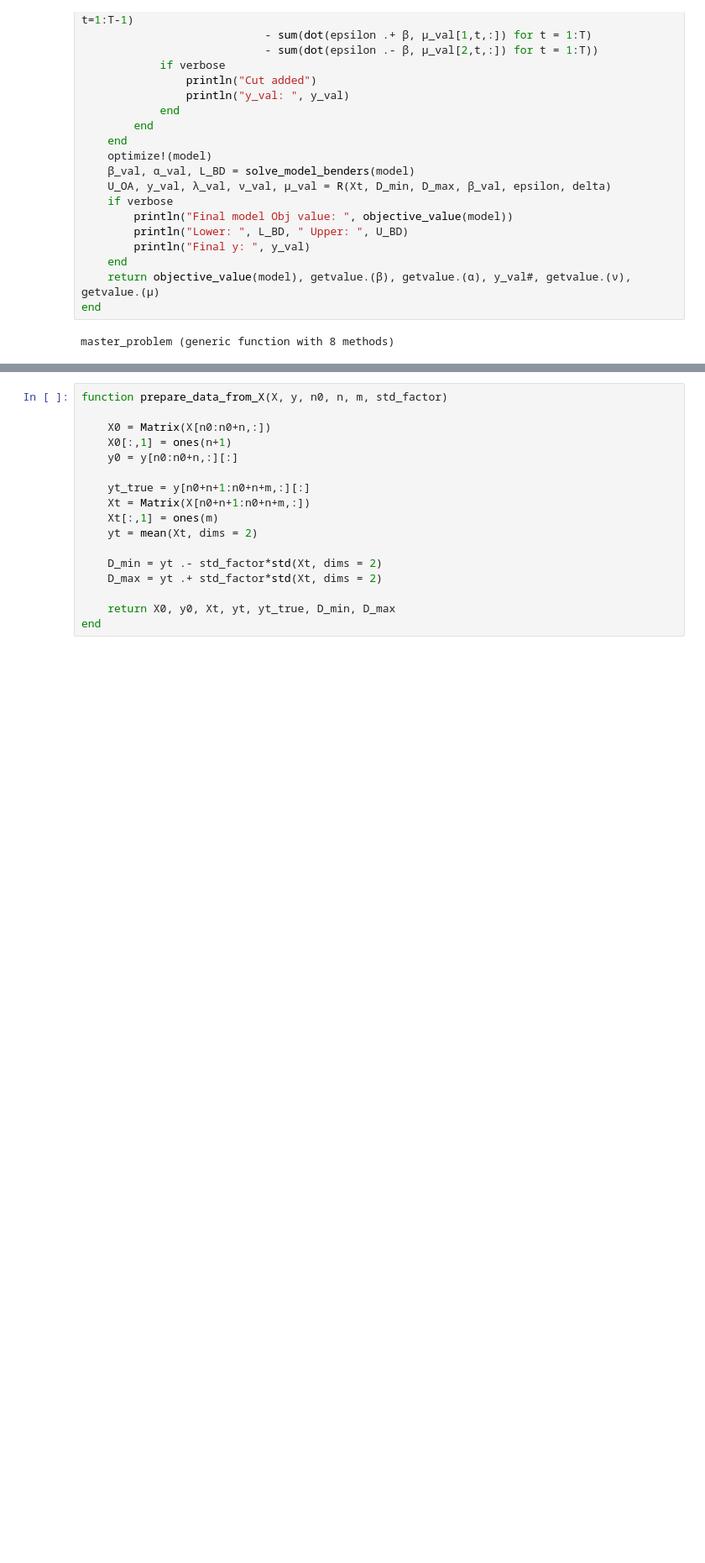
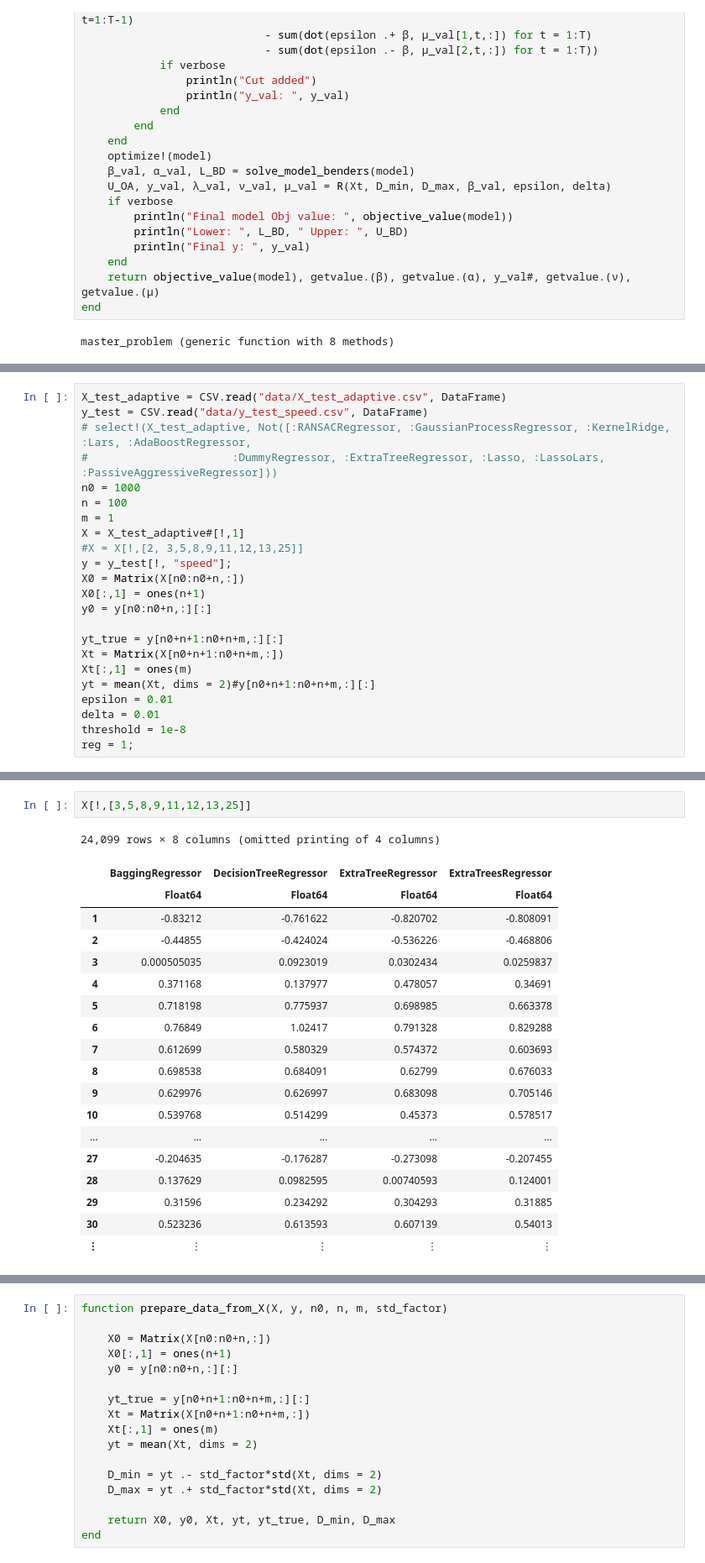
Before and after one commit to leobix/adaptive_ensemble, a Jupyter notebook: Adaptive_Julia_Regression.ipynb, the cells around one changed output, grey strips where cells are left out. Shown at 84% size. Drawn from its saved outputs; the diff is of its cells as text; blank space fills up the shorter version.

Commit message:
add test on safi

```diff
--- a/Adaptive_Julia_Regression.ipynb
+++ b/Adaptive_Julia_Regression.ipynb
@@ -465,3 +523,26 @@ threshold = 1e-8
 reg = 1;
 
 #X_test_adaptive = X_test_adaptive.drop(columns = ['DummyRegressor', 'Lasso', 'LassoLars'])
+# %%
+X_test_adaptive = CSV.read("data/X_test_adaptive.csv", DataFrame)
+y_test = CSV.read("data/y_test_speed.csv", DataFrame)
+# select!(X_test_adaptive, Not([:RANSACRegressor, :GaussianProcessRegressor, :KernelRidge, :Lars, :AdaBoostRegressor,
+#                      :DummyRegressor, :ExtraTreeRegressor, :Lasso, :LassoLars, :PassiveAggressiveRegressor]))
+n0 = 1000
+n = 100
+m = 1
+X = X_test_adaptive#[!,1]
+#X = X[!,[2, 3,5,8,9,11,12,13,25]]
+y = y_test[!, "speed"];
+X0 = Matrix(X[n0:n0+n,:])
+X0[:,1] = ones(n+1)
+y0 = y[n0:n0+n,:][:]
+
+yt_true = y[n0+n+1:n0+n+m,:][:]
+Xt = Matrix(X[n0+n+1:n0+n+m,:])
+Xt[:,1] = ones(m)
+yt = mean(Xt, dims = 2)#y[n0+n+1:n0+n+m,:][:]
+epsilon = 0.01
+delta = 0.01
+threshold = 1e-8
+reg = 1;
@@ -467,0 +571,22 @@ reg = 1;
+# %%
+X[!,[3,5,8,9,11,12,13,25]]
+# %% [output]
+24,099 rows × 8 columns (omitted printing of 4 columns)
+|  | BaggingRegressor | DecisionTreeRegressor | ExtraTreeRegressor | ExtraTreesRegressor |
+|  | Float64 | Float64 | Float64 | Float64 |
+| 1 | -0.83212 | -0.761622 | -0.820702 | -0.808091 |
+| 2 | -0.44855 | -0.424024 | -0.536226 | -0.468806 |
+| 3 | 0.000505035 | 0.0923019 | 0.0302434 | 0.0259837 |
+| 4 | 0.371168 | 0.137977 | 0.478057 | 0.34691 |
+| 5 | 0.718198 | 0.775937 | 0.698985 | 0.663378 |
+| 6 | 0.76849 | 1.02417 | 0.791328 | 0.829288 |
+| 7 | 0.612699 | 0.580329 | 0.574372 | 0.603693 |
+| 8 | 0.698538 | 0.684091 | 0.62799 | 0.676033 |
+| 9 | 0.629976 | 0.626997 | 0.683098 | 0.705146 |
+| 10 | 0.539768 | 0.514299 | 0.45373 | 0.578517 |
+| ... | ... | ... | ... | ... |
+| 27 | -0.204635 | -0.176287 | -0.273098 | -0.207455 |
+| 28 | 0.137629 | 0.0982595 | 0.00740593 | 0.124001 |
+| 29 | 0.31596 | 0.234292 | 0.304293 | 0.31885 |
+| 30 | 0.523236 | 0.613593 | 0.607139 | 0.54013 |
+| ⋮ | ⋮ | ⋮ | ⋮ | ⋮ |
```
Also changed, not shown: parts of 85 cells of this notebook.
